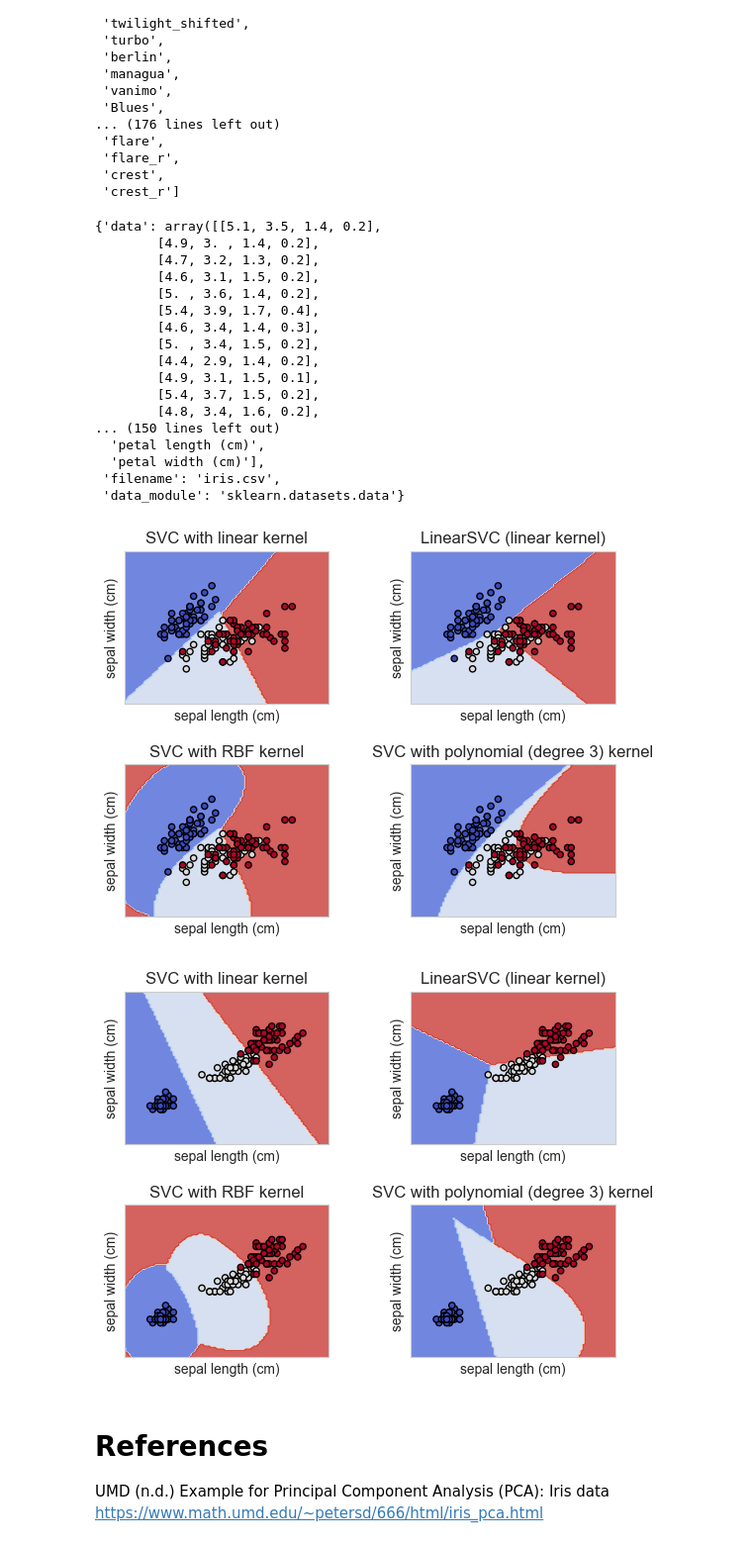
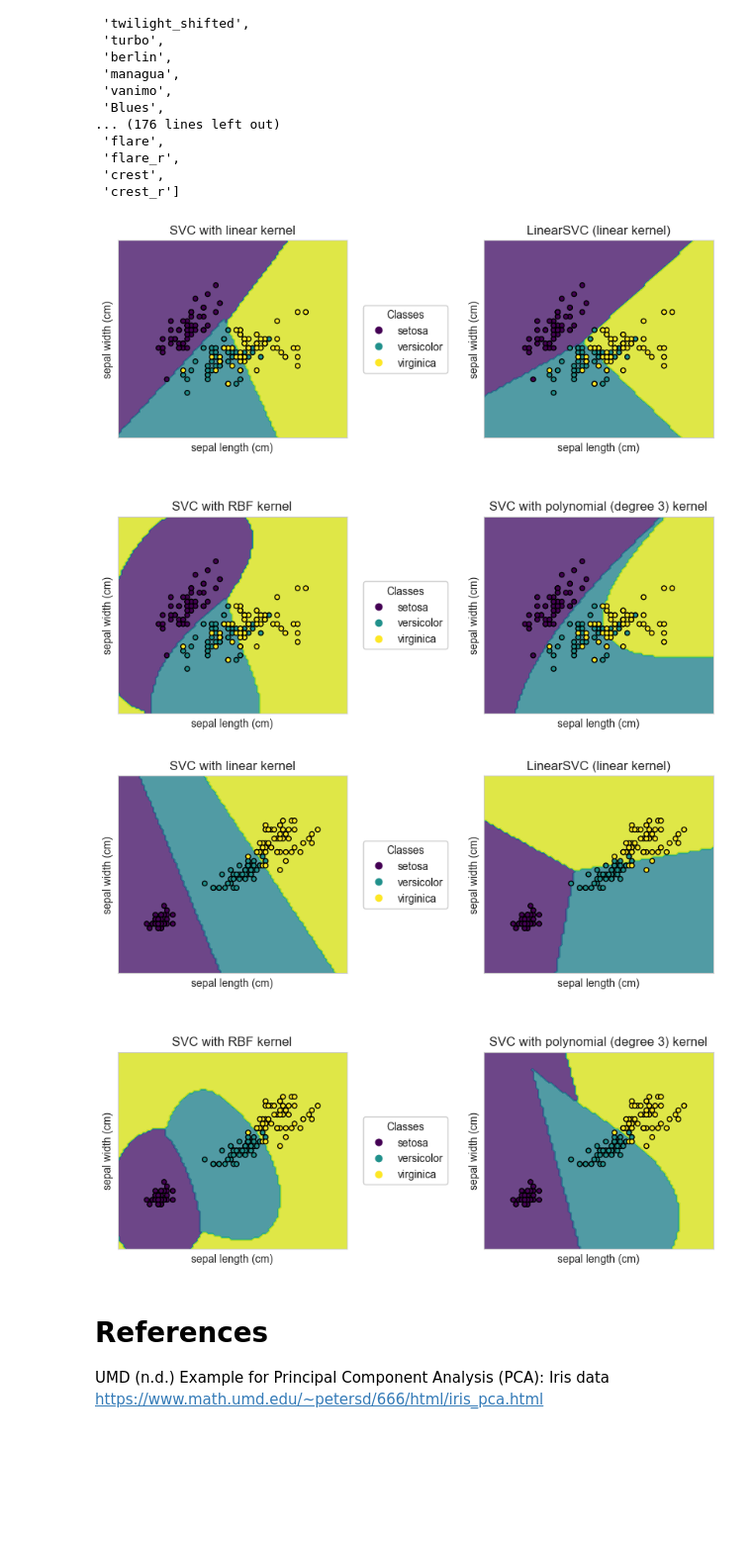
Before and after one commit to rickgladwin/ml_and_deep_learning_challenges, a Jupyter notebook: week_1_foundations/week_1_practical_learning.ipynb, the cells around one changed output. Shown at 99% size. Drawn from its saved outputs; the diff is of its cells as text; code cells hidden in the pictures; blank space fills up the shorter version.

Commit message:
colorize and format plots

```diff
--- a/week_1_foundations/week_1_practical_learning.ipynb
+++ b/week_1_foundations/week_1_practical_learning.ipynb
@@ -822,10 +822,17 @@ titles = (
     "SVC with polynomial (degree 3) kernel",
 )
 
+colormap_for_classes = 'viridis'
+plt_wspace = 0.6
+plt_hspace = 0.4
+fig_width = 10
+fig_height = 8
+
 # sepal plots
 # Set-up 2x2 grid for plotting.
 fig, sub = plt.subplots(2, 2)
-plt.subplots_adjust(wspace=0.4, hspace=0.4)
+plt.subplots_adjust(wspace=plt_wspace, hspace=plt_hspace)
+fig.set_size_inches(fig_width, fig_height)
 
 X0, X1 = X[:, 0], X[:, 1]
 
@@ -834,64 +841,74 @@ for clf, title, ax in zip(models_sepal, titles, sub.flatten()):
         clf,
         X,
         response_method="predict",
-        cmap=plt.cm.coolwarm,
+        cmap=plt.colormaps[colormap_for_classes],
         alpha=0.8,
         ax=ax,
         xlabel=iris.feature_names[0],
         ylabel=iris.feature_names[1],
     )
-    ax.scatter(X0, X1, c=y, cmap=plt.cm.coolwarm, s=20, edgecolors="k")
+
+    scatter_sepal = ax.scatter(X0, X1, c=y, cmap=plt.colormaps[colormap_for_classes], s=20, edgecolors="k")
+
+    # Add legend outside of the plot
+    # bbox_to_anchor=(1.05, 1) puts the legend's upper-left corner
+    # at position (1.05, 1) relative to the axes
+    legend1 = ax.legend(scatter_sepal.legend_elements()[0],
+                        iris.target_names,
+                        loc='center left',
+                        bbox_to_anchor=(1.05, 0.5),
+                        title="Classes")
+
+    ax.add_artist(legend1)
+
     ax.set_xticks(())
     ax.set_yticks(())
     ax.set_title(title)
 
 plt.show()
 
 # petal plots
 # Set-up 2x2 grid for plotting.
 fig2, sub2 = plt.subplots(2, 2)
-plt.subplots_adjust(wspace=0.4, hspace=0.4)
+plt.subplots_adjust(wspace=plt_wspace, hspace=plt_hspace)
+fig2.set_size_inches(fig_width, fig_height)
 
 M0, M1 = M[:, 0], M[:, 1]
+
 
 for clf, title, ax in zip(models_petal, titles, sub2.flatten()):
     disp = DecisionBoundaryDisplay.from_estimator(
         clf,
         M,
         response_method="predict",
-        cmap=plt.cm.coolwarm,
+        cmap=plt.colormaps[colormap_for_classes],
         alpha=0.8,
         ax=ax,
         xlabel=iris.feature_names[0],
         ylabel=iris.feature_names[1],
     )
-    # ax.scatter(M0, M1, c=y, cmap=plt.cm.coolwarm, s=20, edgecolors="k")
-    ax.scatter(M0, M1, c=y, cmap=plt.colormaps[''], s=20, edgecolors="k")
+
+    scatter_petal = ax.scatter(M0, M1, c=y, cmap=plt.colormaps[colormap_for_classes], s=20, edgecolors="k")
+
+    # Add legend outside of the plot
+    # bbox_to_anchor=(1.05, 1) puts the legend's upper-left corner
+    # at position (1.05, 1) relative to the axes
+    legend1 = ax.legend(scatter_petal.legend_elements()[0],
+                        iris.target_names,
+                        loc='center left',
+                        bbox_to_anchor=(1.05, 0.5),
+                        title="Classes")
+
+    ax.add_artist(legend1)
+
     ax.set_xticks(())
     ax.set_yticks(())
     ax.set_title(title)
 
 plt.show()
 # %% [output]
-{'data': array([[5.1, 3.5, 1.4, 0.2],
-        [4.9, 3. , 1.4, 0.2],
-        [4.7, 3.2, 1.3, 0.2],
-        [4.6, 3.1, 1.5, 0.2],
-        [5. , 3.6, 1.4, 0.2],
-        [5.4, 3.9, 1.7, 0.4],
-        [4.6, 3.4, 1.4, 0.3],
-        [5. , 3.4, 1.5, 0.2],
-        [4.4, 2.9, 1.4, 0.2],
-        [4.9, 3.1, 1.5, 0.1],
-        [5.4, 3.7, 1.5, 0.2],
-        [4.8, 3.4, 1.6, 0.2],
-... (150 lines left out)
-  'petal length (cm)',
-  'petal width (cm)'],
- 'filename': 'iris.csv',
- 'data_module': 'sklearn.datasets.data'}
-[figure, old version]
+[figure, new version]
-[figure, old version]
+[figure, new version]
 # %% [markdown]
 # References
 
```
